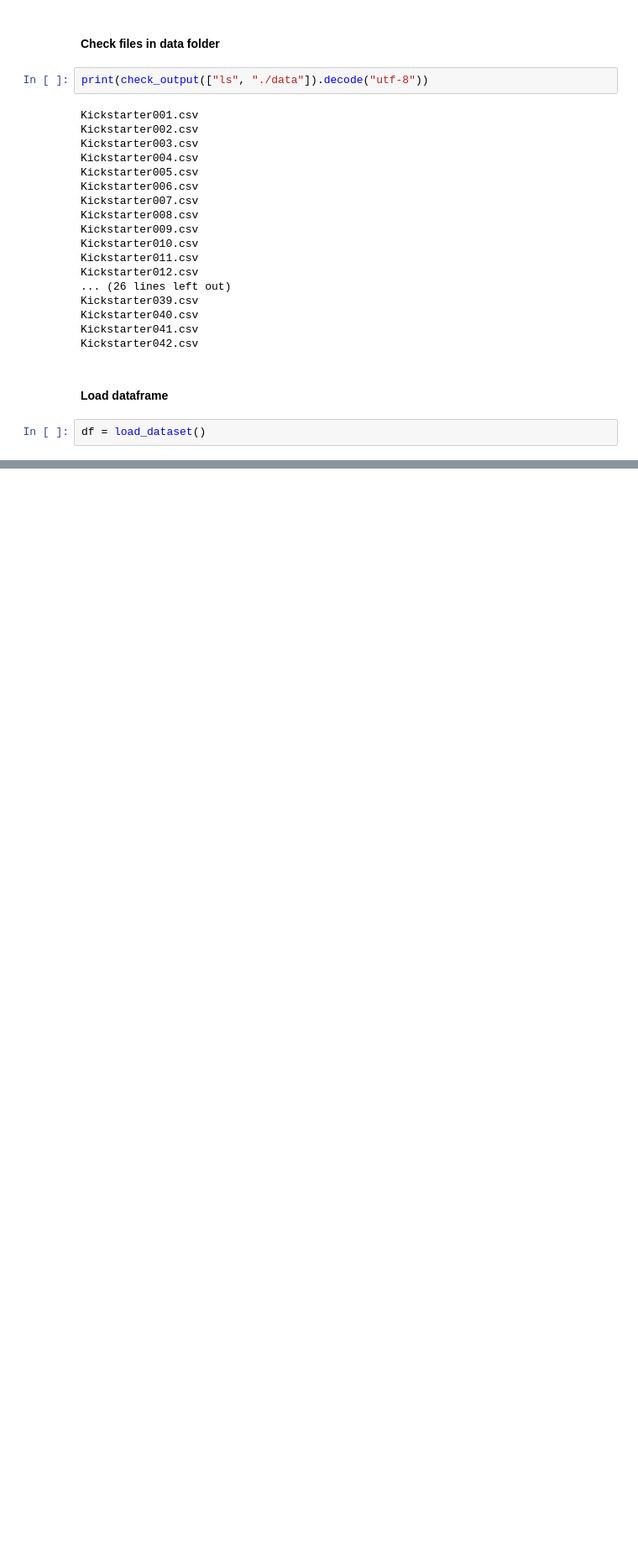
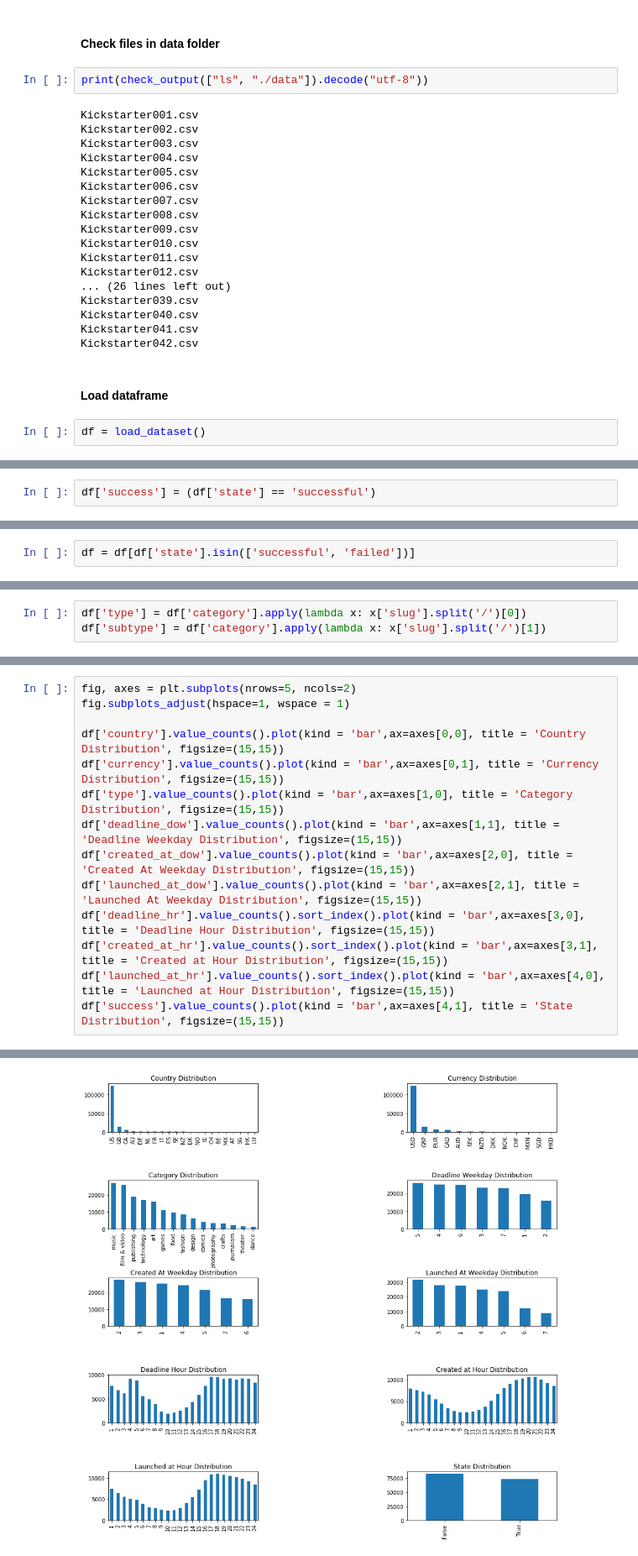
Before and after one commit to GdMacmillan/kickstarter_case_study, a Jupyter notebook: data_exploration.ipynb, the cells around one changed output, grey strips where cells are left out. Shown at 84% size. Drawn from its saved outputs; the diff is of its cells as text; blank space fills up the shorter version.

```diff
--- a/data_exploration.ipynb
+++ b/data_exploration.ipynb
@@ -84,0 +193,2 @@ df['created_at'] = pd.to_datetime(df['created_at'],unit='s')
+# %%
+df['success'] = (df['state'] == 'successful')
@@ -84,0 +209,2 @@ df['created_at'] = pd.to_datetime(df['created_at'],unit='s')
+# %%
+df = df[df['state'].isin(['successful', 'failed'])]
@@ -84,0 +300,3 @@ df['created_at'] = pd.to_datetime(df['created_at'],unit='s')
+# %%
+df['type'] = df['category'].apply(lambda x: x['slug'].split('/')[0])
+df['subtype'] = df['category'].apply(lambda x: x['slug'].split('/')[1])
@@ -84,0 +359,15 @@ df['created_at'] = pd.to_datetime(df['created_at'],unit='s')
+# %%
+fig, axes = plt.subplots(nrows=5, ncols=2)
+fig.subplots_adjust(hspace=1, wspace = 1)
+
+df['country'].value_counts().plot(kind = 'bar',ax=axes[0,0], title = 'Country Distribution', figsize=(15,15))
+df['currency'].value_counts().plot(kind = 'bar',ax=axes[0,1], title = 'Currency Distribution', figsize=(15,15))
+df['type'].value_counts().plot(kind = 'bar',ax=axes[1,0], title = 'Category Distribution', figsize=(15,15))
+df['deadline_dow'].value_counts().plot(kind = 'bar',ax=axes[1,1], title = 'Deadline Weekday Distribution', figsize=(15,15))
+df['created_at_dow'].value_counts().plot(kind = 'bar',ax=axes[2,0], title = 'Created At Weekday Distribution', figsize=(15,15))
+df['launched_at_dow'].value_counts().plot(kind = 'bar',ax=axes[2,1], title = 'Launched At Weekday Distribution', figsize=(15,15))
+df['deadline_hr'].value_counts().sort_index().plot(kind = 'bar',ax=axes[3,0], title = 'Deadline Hour Distribution', figsize=(15,15))
+df['created_at_hr'].value_counts().sort_index().plot(kind = 'bar',ax=axes[3,1], title = 'Created at Hour Distribution', figsize=(15,15))
+df['launched_at_hr'].value_counts().sort_index().plot(kind = 'bar',ax=axes[4,0], title = 'Launched at Hour Distribution', figsize=(15,15))
+df['success'].value_counts().plot(kind = 'bar',ax=axes[4,1], title = 'State Distribution', figsize=(15,15))
+# %% [output]
@@ -84,0 +375 @@ df['created_at'] = pd.to_datetime(df['created_at'],unit='s')
+[figure, added]
```
Also changed, not shown: parts of 74 cells of this notebook, 1 other file.
